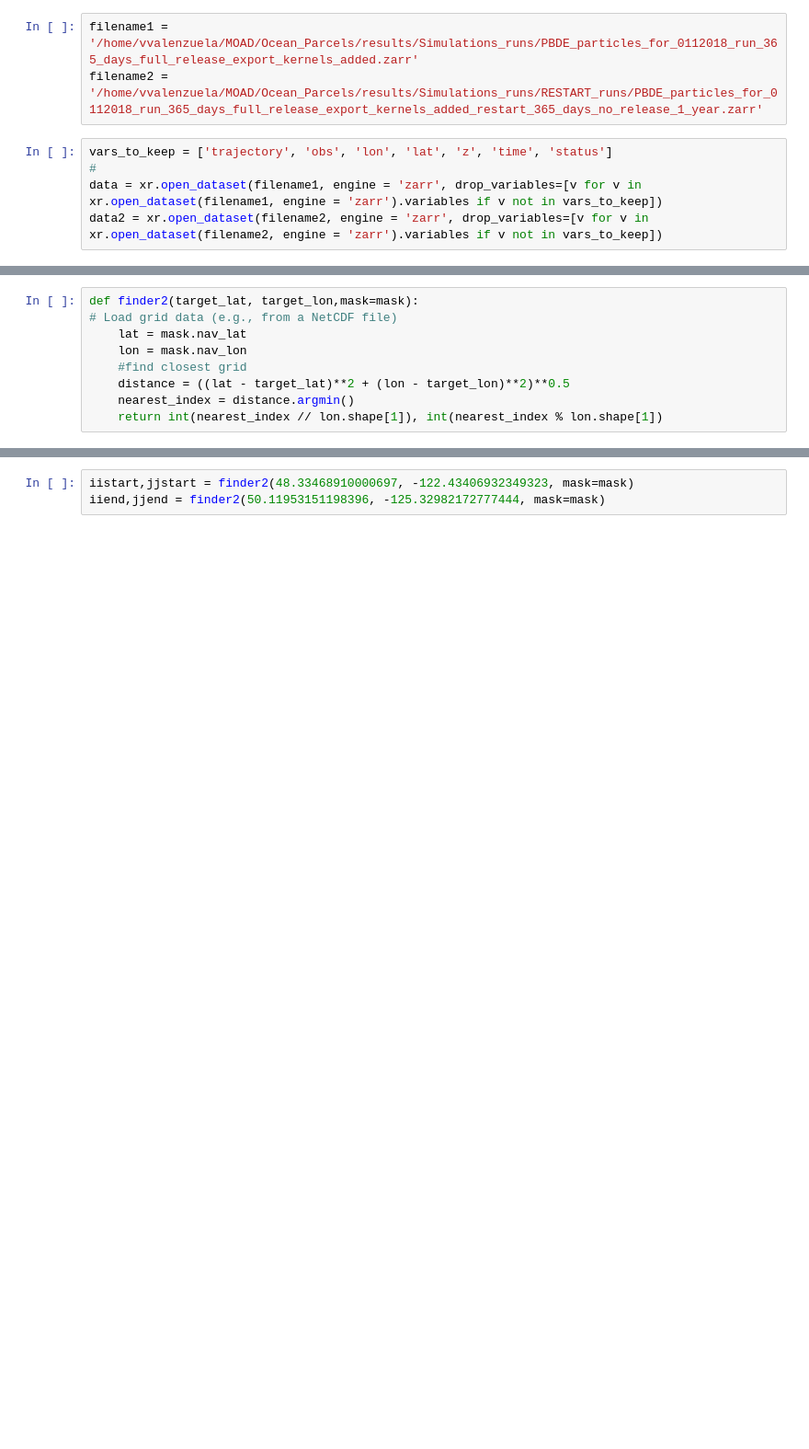
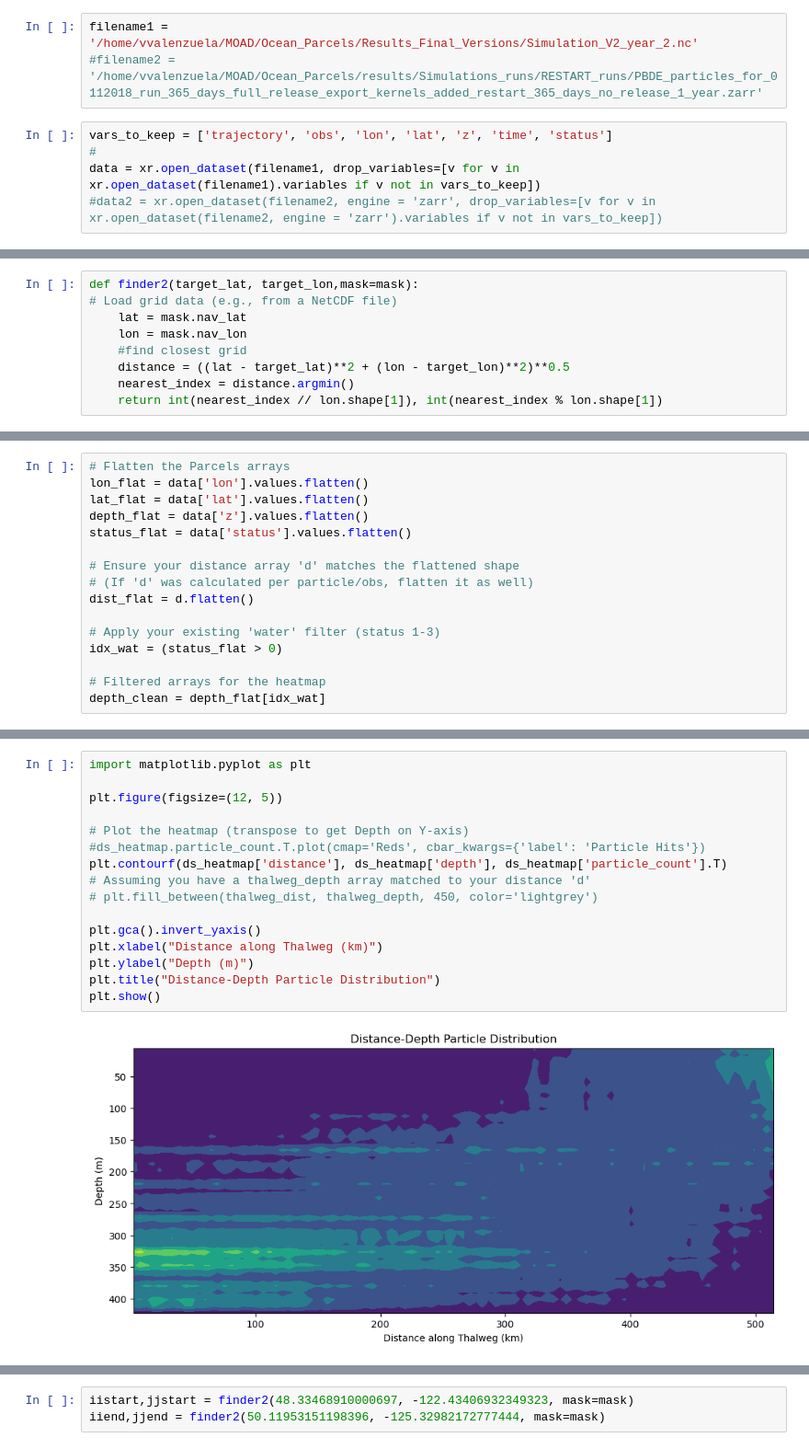
Before and after one commit to SalishSeaCast/analysis-vicente, a Jupyter notebook: Ocean_Parcels/PBDE_simulations/thalweg_concentrations.ipynb, the cells around one changed output, grey strips where cells are left out. Shown at 92% size. Saved outputs shown, nothing was run; the diff lists cells and outputs as text; blank space fills up the shorter version.

```diff
--- a/Ocean_Parcels/PBDE_simulations/thalweg_concentrations.ipynb
+++ b/Ocean_Parcels/PBDE_simulations/thalweg_concentrations.ipynb
@@ -282,10 +282,10 @@ Text(0, 0.5, ' z (m)')
 # %% [markdown]
 # Let's try with PBDEs now
 # %%
-filename1 = '/home/vvalenzuela/MOAD/Ocean_Parcels/results/Simulations_runs/PBDE_particles_for_0112018_run_365_days_full_release_export_kernels_added.zarr'
-filename2 = '/home/vvalenzuela/MOAD/Ocean_Parcels/results/Simulations_runs/RESTART_runs/PBDE_particles_for_0112018_run_365_days_full_release_export_kernels_added_restart_365_days_no_release_1_year.zarr'
+filename1 = '/home/vvalenzuela/MOAD/Ocean_Parcels/Results_Final_Versions/Simulation_V2_year_2.nc'
+#filename2 = '/home/vvalenzuela/MOAD/Ocean_Parcels/results/Simulations_runs/RESTART_runs/PBDE_particles_for_0112018_run_365_days_full_release_export_kernels_added_restart_365_days_no_release_1_year.zarr'
 # %%
 vars_to_keep = ['trajectory', 'obs', 'lon', 'lat', 'z', 'time', 'status']
 #
-data = xr.open_dataset(filename1, engine = 'zarr', drop_variables=[v for v in xr.open_dataset(filename1, engine = 'zarr').variables if v not in vars_to_keep])
-data2 = xr.open_dataset(filename2, engine = 'zarr', drop_variables=[v for v in xr.open_dataset(filename2, engine = 'zarr').variables if v not in vars_to_keep])
+data = xr.open_dataset(filename1, drop_variables=[v for v in xr.open_dataset(filename1).variables if v not in vars_to_keep])
+#data2 = xr.open_dataset(filename2, engine = 'zarr', drop_variables=[v for v in xr.open_dataset(filename2, engine = 'zarr').variables if v not in vars_to_keep])
@@ -386,0 +409,16 @@ plt.scatter(data.lon[:,-1], data.lat[:,-1])
+# %%
+# Flatten the Parcels arrays
+lon_flat = data['lon'].values.flatten()
+lat_flat = data['lat'].values.flatten()
+depth_flat = data['z'].values.flatten()
+status_flat = data['status'].values.flatten()
+
+# Ensure your distance array 'd' matches the flattened shape
+# (If 'd' was calculated per particle/obs, flatten it as well)
+dist_flat = d.flatten()
+
+# Apply your existing 'water' filter (status 1-3)
+idx_wat = (status_flat > 0)
+
+# Filtered arrays for the heatmap
+depth_clean = depth_flat[idx_wat]
@@ -386,0 +457,18 @@ plt.scatter(data.lon[:,-1], data.lat[:,-1])
+# %%
+import matplotlib.pyplot as plt
+
+plt.figure(figsize=(12, 5))
+
+# Plot the heatmap (transpose to get Depth on Y-axis)
+#ds_heatmap.particle_count.T.plot(cmap='Reds', cbar_kwargs={'label': 'Particle Hits'})
+plt.contourf(ds_heatmap['distance'], ds_heatmap['depth'], ds_heatmap['particle_count'].T)
+# Assuming you have a thalweg_depth array matched to your distance 'd'
+# plt.fill_between(thalweg_dist, thalweg_depth, 450, color='lightgrey')
+
+plt.gca().invert_yaxis()
+plt.xlabel("Distance along Thalweg (km)")
+plt.ylabel("Depth (m)")
+plt.title("Distance-Depth Particle Distribution")
+plt.show()
+# %% [output]
+[figure, added]
```
Also changed, not shown: parts of 21 cells of this notebook, 13 other files.
